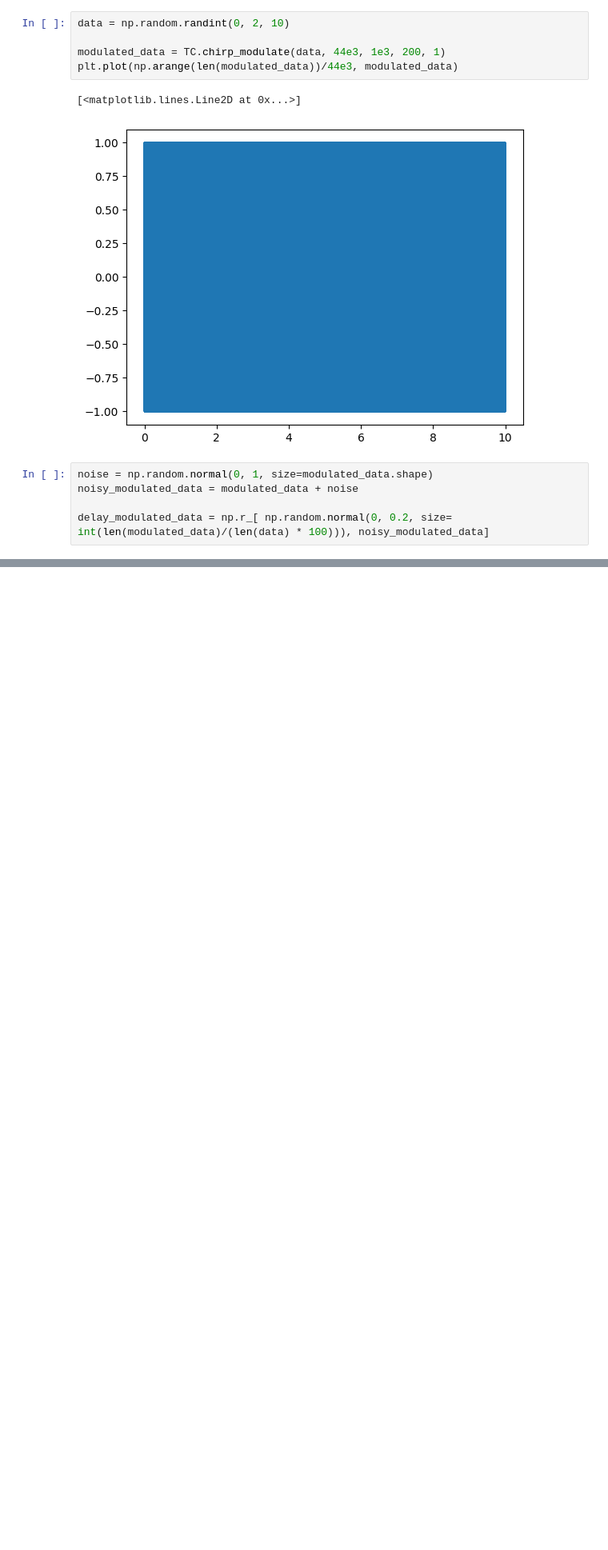
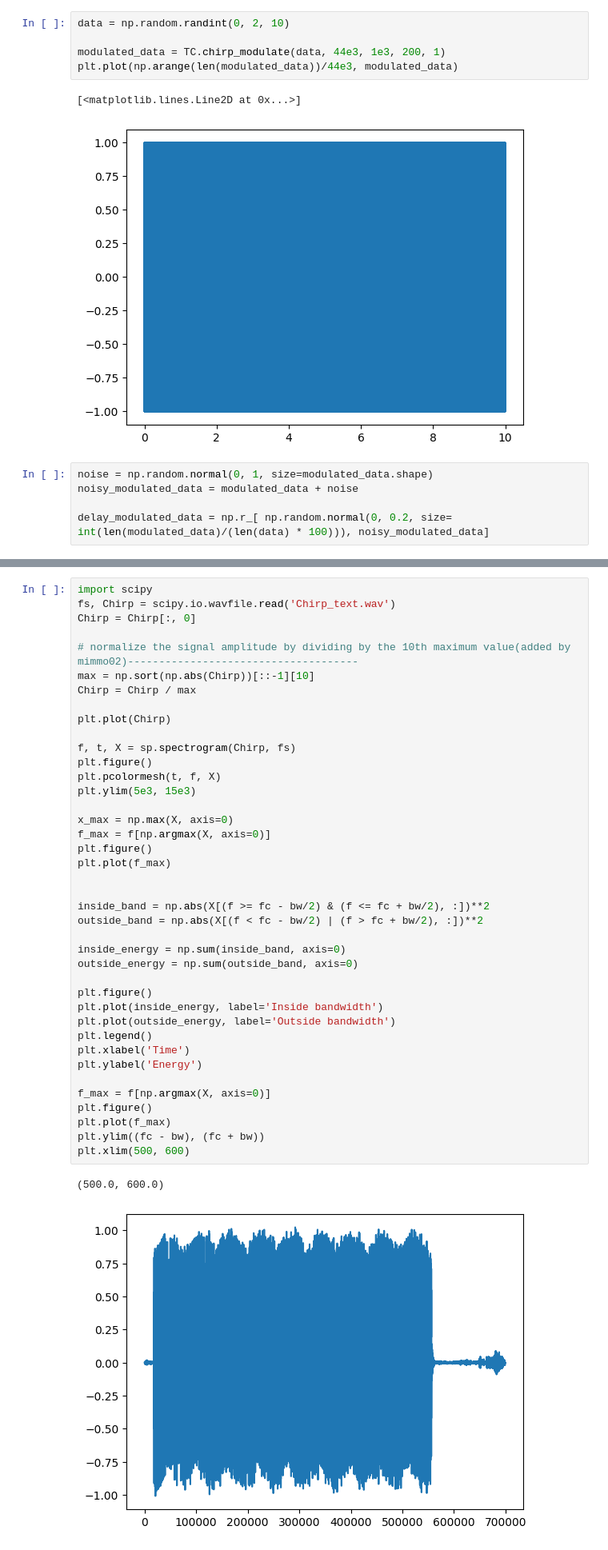
Before and after one commit to mimmo02/Transmission-Competition, a Jupyter notebook: Chirp_test.ipynb, the cells around one changed output, grey strips where cells are left out. Shown at 80% size. Cells and saved outputs as stored; diff of their text form; blank space fills up the shorter version.

```diff
--- a/Chirp_test.ipynb
+++ b/Chirp_test.ipynb
@@ -77,0 +42,43 @@ sync = chirp_demodulate_sync(modulated_data, 44e3, 1e3, 200, 1, debug= True)
+# %%
+import scipy
+fs, Chirp = scipy.io.wavfile.read('Chirp_text.wav')
+Chirp = Chirp[:, 0]
+
+# normalize the signal amplitude by dividing by the 10th maximum value(added by mimmo02)-------------------------------------
+max = np.sort(np.abs(Chirp))[::-1][10]
+Chirp = Chirp / max
+
+plt.plot(Chirp)
+
+f, t, X = sp.spectrogram(Chirp, fs)
+plt.figure()
+plt.pcolormesh(t, f, X)
+plt.ylim(5e3, 15e3)
+
+x_max = np.max(X, axis=0)
+f_max = f[np.argmax(X, axis=0)]
+plt.figure()
+plt.plot(f_max)
+
+
+inside_band = np.abs(X[(f >= fc - bw/2) & (f <= fc + bw/2), :])**2
+outside_band = np.abs(X[(f < fc - bw/2) | (f > fc + bw/2), :])**2
+
+inside_energy = np.sum(inside_band, axis=0)
+outside_energy = np.sum(outside_band, axis=0)
+
+plt.figure()
+plt.plot(inside_energy, label='Inside bandwidth')
+plt.plot(outside_energy, label='Outside bandwidth')
+plt.legend()
+plt.xlabel('Time')
+plt.ylabel('Energy')
+
+f_max = f[np.argmax(X, axis=0)]
+plt.figure()
+plt.plot(f_max)
+plt.ylim((fc - bw), (fc + bw))
+plt.xlim(500, 600)
+# %% [output]
+(500.0, 600.0)
+[figure, added]
```
Also changed, not shown: parts of 15 cells of this notebook, 7 other files.
